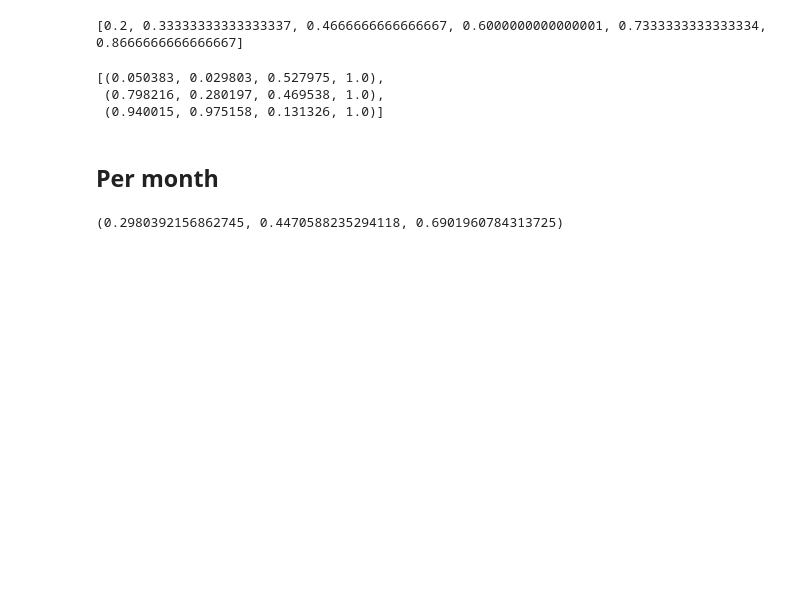
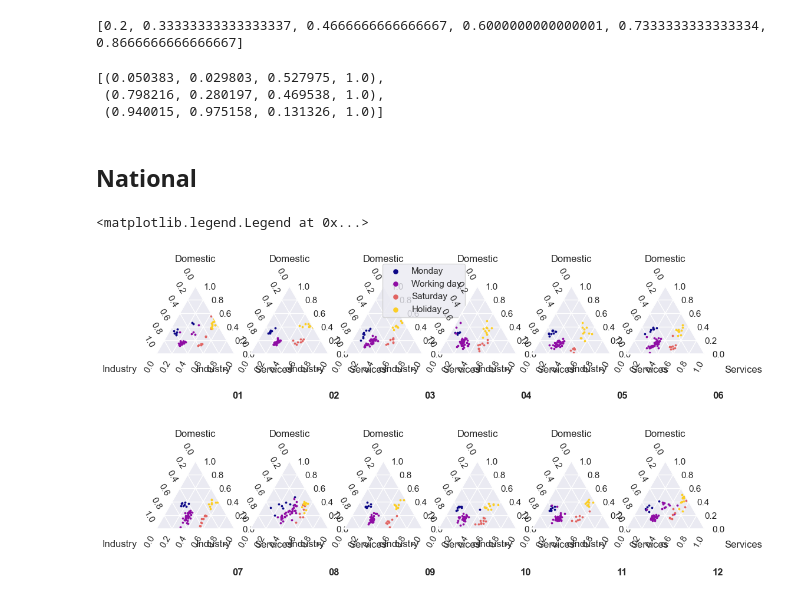
Before and after one commit to gkchln/load_bss, a Jupyter notebook: NMF/AdvancedPlots.ipynb, the cells around one changed output. Drawn from its saved outputs; the diff is of its cells as text; code cells hidden in the pictures; blank space fills up the shorter version.

```diff
--- a/NMF/AdvancedPlots.ipynb
+++ b/NMF/AdvancedPlots.ipynb
@@ -69,7 +136,7 @@ def plot_zone_concentrations(gdf, component, zone_names=True, ax=None, title=Non
 # %% [markdown]
 ## Read regions file
 # %%
-gdf = gpd.read_file('data/1_input/shapefiles/Limiti01012023_g/Reg01012023_g')
+gdf = gpd.read_file('../data/1_input/shapefiles/Limiti01012023_g/Reg01012023_g')
 gdf
 # %% [output]
 |  | COD_RIP | COD_REG | DEN_REG | Shape_Leng | Shape_Area | geometry |
@@ -98,7 +165,7 @@ gdf.plot()
 ## Read Region-Zone mapping
 # %%
 # Read region zone mapping
-region_zone_df = pd.read_excel('data/1_input/region_zone.xlsx', sheet_name='2021')
+region_zone_df = pd.read_excel('../data/1_input/region_zone.xlsx', sheet_name='2021')
 region_zone = dict(zip(region_zone_df['Region Istat'], region_zone_df['Zone']))
 region_zone
 # %% [output]
@@ -160,14 +227,3 @@ gdf
 | South | MULTIPOLYGON (((1073694.311 44457... | 4 | 14 | Molise | 4.338181e+05 | 4.461183e+09 |
 # %% [markdown]
 ## Load NMF data
-# %%
-# Load observations
-specific = '_Italy'
-infile = f'data/2_processed/daily_curves{specific}.csv'
-curves_df = pd.read_csv(infile, index_col=0)
-# HOTFIX for single-zone case
-zone = 'Italy'
-curves_df.index = zone + '_' + curves_df.index
-unit_info = curves_df.index.str.extract(r'^(?P<zone>[\w.]+)_(?P<year>\d{4})-(?P<month>\d{2})-\d{2}_(?P<daytype>[\w ]+)$').set_index(curves_df.index)
-curves_df = pd.concat([curves_df, unit_info], axis=1)
-curves_df
@@ -627,5 +609,3 @@ colors_from_plasma
 [(0.050383, 0.029803, 0.527975, 1.0),
  (0.798216, 0.280197, 0.469538, 1.0),
  (0.940015, 0.975158, 0.131326, 1.0)]
-# %% [markdown]
-## Per month
@@ -639,4 +612,39 @@ fig.update_traces(marker=dict(size=2),
-# %%
-colors[0]
-# %% [output]
-(0.2980392156862745, 0.4470588235294118, 0.6901960784313725)
+# %% [markdown]
+## National
+# %%
+fig, axs = plt.subplots(2, 6, figsize=(12, 6), subplot_kw={'projection': 'ternary'}, sharex=True, sharey=True)
+
+plt.subplots_adjust(hspace=0.8)
+
+months = C['month'].unique()
+
+daytypes = ['Monday', 'Working day', 'Saturday', 'Holiday']
+colors_plasma = [plasma(value) for value in np.linspace(0, 0.9, len(daytypes))]
+
+for k, month in enumerate(months):
+    i = k // 6
+    j = k % 6
+    ax = axs[i, j]
+    C_month = C[C.month==month]
+    for idx, dt in enumerate(daytypes):
+        C_dt = C_month[C_month.daytype == dt]
+        ax.scatter(C_dt['Domestic'], C_dt['Industry'], C_dt['Services'], s=3, label=dt, color=colors_plasma[idx])
+    # if i == 0:
+        axs[i,j].set_tlabel('Domestic')
+    # if j == 0:
+        axs[i,j].set_llabel('Industry')
+        axs[i,j].laxis.set_label_rotation_mode('horizontal')
+    # if j == 2:
+        axs[i,j].set_rlabel('Services')
+        axs[i,j].raxis.set_label_rotation_mode('horizontal')
+
+# Add titles under each subplot
+for i, month in enumerate(months[:6]):
+    fig.text(0.24 + i * 0.815 / len(months[:6]), 0.52, month, ha='center', fontdict={'fontweight': 'bold'})
+for i, month in enumerate(months[6:]):
+    fig.text(0.24 + i * 0.815 / len(months[6:]), 0.02, month, ha='center', fontdict={'fontweight': 'bold'})
+
+axs[0,2].legend(markerscale=3, bbox_to_anchor=(1.6, 1.4), loc='upper right')
+# %% [output]
+<matplotlib.legend.Legend at 0x...>
+[figure, added]
```
Also changed, not shown: parts of 33 cells of this notebook.
